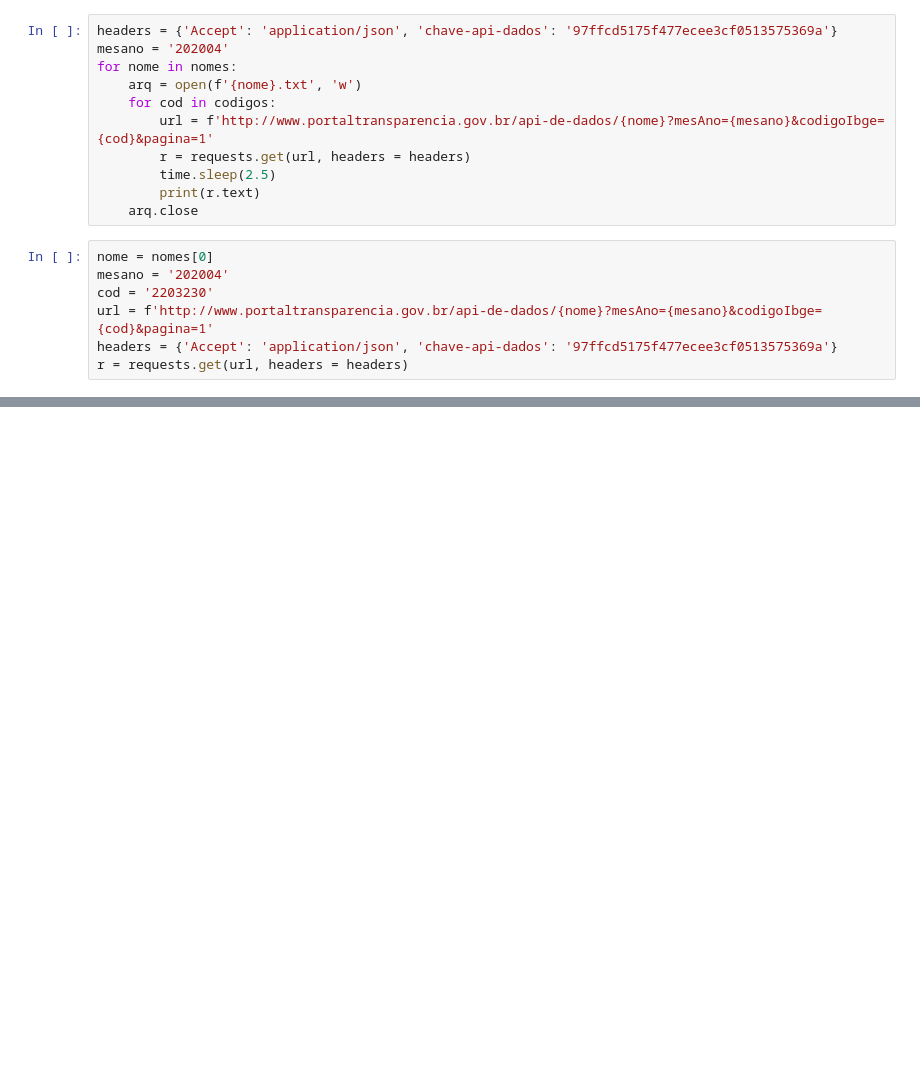
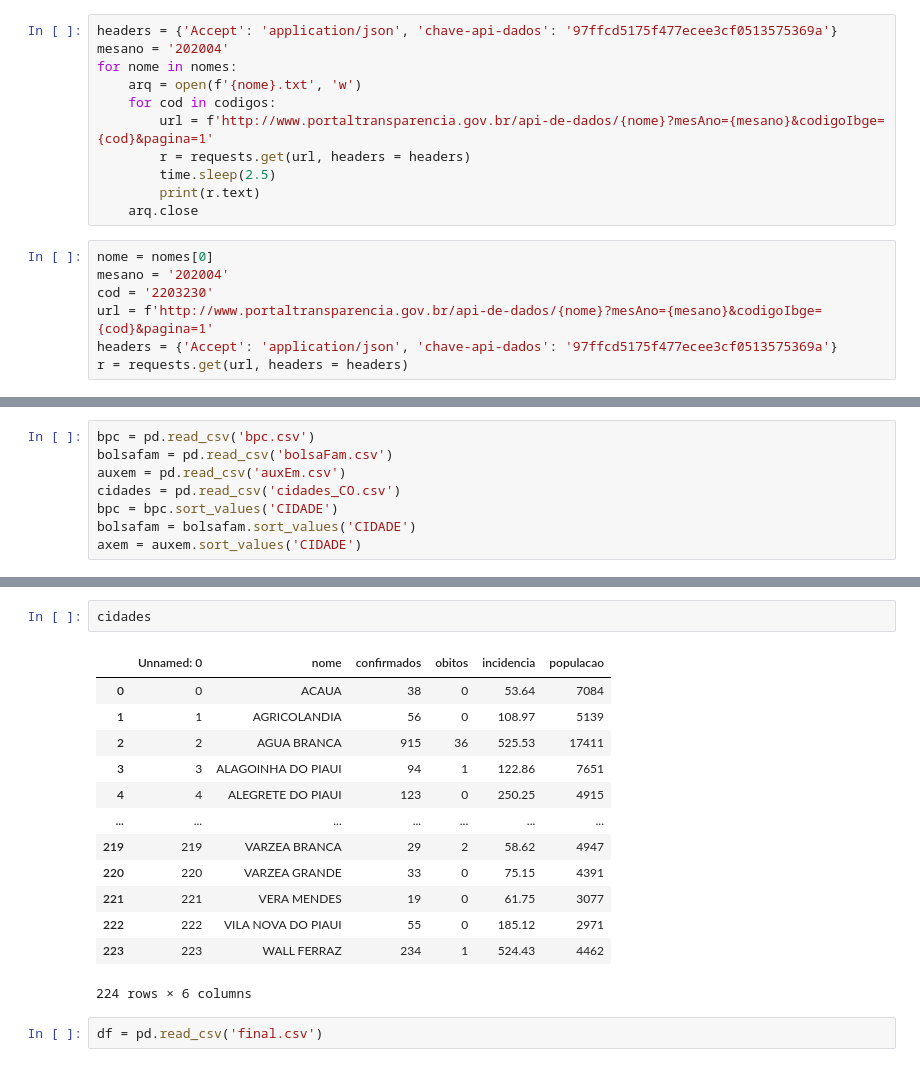
Before and after one commit to SalesRyan/Mapa-Covid-19, a Jupyter notebook: arquivos_auxiliares/Extração de dados/extração.ipynb, the cells around one changed output, grey strips where cells are left out. Saved outputs shown, nothing was run; the diff lists cells and outputs as text; blank space fills up the shorter version.

```diff
--- a/arquivos_auxiliares/Extração de dados/extração.ipynb
+++ b/arquivos_auxiliares/Extração de dados/extração.ipynb
@@ -74,0 +96,8 @@ import pandas as pd
+# %%
+bpc = pd.read_csv('bpc.csv')
+bolsafam = pd.read_csv('bolsaFam.csv')
+auxem = pd.read_csv('auxEm.csv')
+cidades = pd.read_csv('cidades_CO.csv')
+bpc = bpc.sort_values('CIDADE')
+bolsafam = bolsafam.sort_values('CIDADE')
+axem = auxem.sort_values('CIDADE')
@@ -74,0 +163,18 @@ import pandas as pd
+# %%
+cidades
+# %% [output]
+|  | Unnamed: 0 | nome | confirmados | obitos | incidencia | populacao |
+| 0 | 0 | ACAUA | 38 | 0 | 53.64 | 7084 |
+| 1 | 1 | AGRICOLANDIA | 56 | 0 | 108.97 | 5139 |
+| 2 | 2 | AGUA BRANCA | 915 | 36 | 525.53 | 17411 |
+| 3 | 3 | ALAGOINHA DO PIAUI | 94 | 1 | 122.86 | 7651 |
+| 4 | 4 | ALEGRETE DO PIAUI | 123 | 0 | 250.25 | 4915 |
+| ... | ... | ... | ... | ... | ... | ... |
+| 219 | 219 | VARZEA BRANCA | 29 | 2 | 58.62 | 4947 |
+| 220 | 220 | VARZEA GRANDE | 33 | 0 | 75.15 | 4391 |
+| 221 | 221 | VERA MENDES | 19 | 0 | 61.75 | 3077 |
+| 222 | 222 | VILA NOVA DO PIAUI | 55 | 0 | 185.12 | 2971 |
+| 223 | 223 | WALL FERRAZ | 234 | 1 | 524.43 | 4462 |
+224 rows × 6 columns
+# %%
+df = pd.read_csv('final.csv')
```
Also changed, not shown: parts of 16 cells of this notebook, 4 other files.
